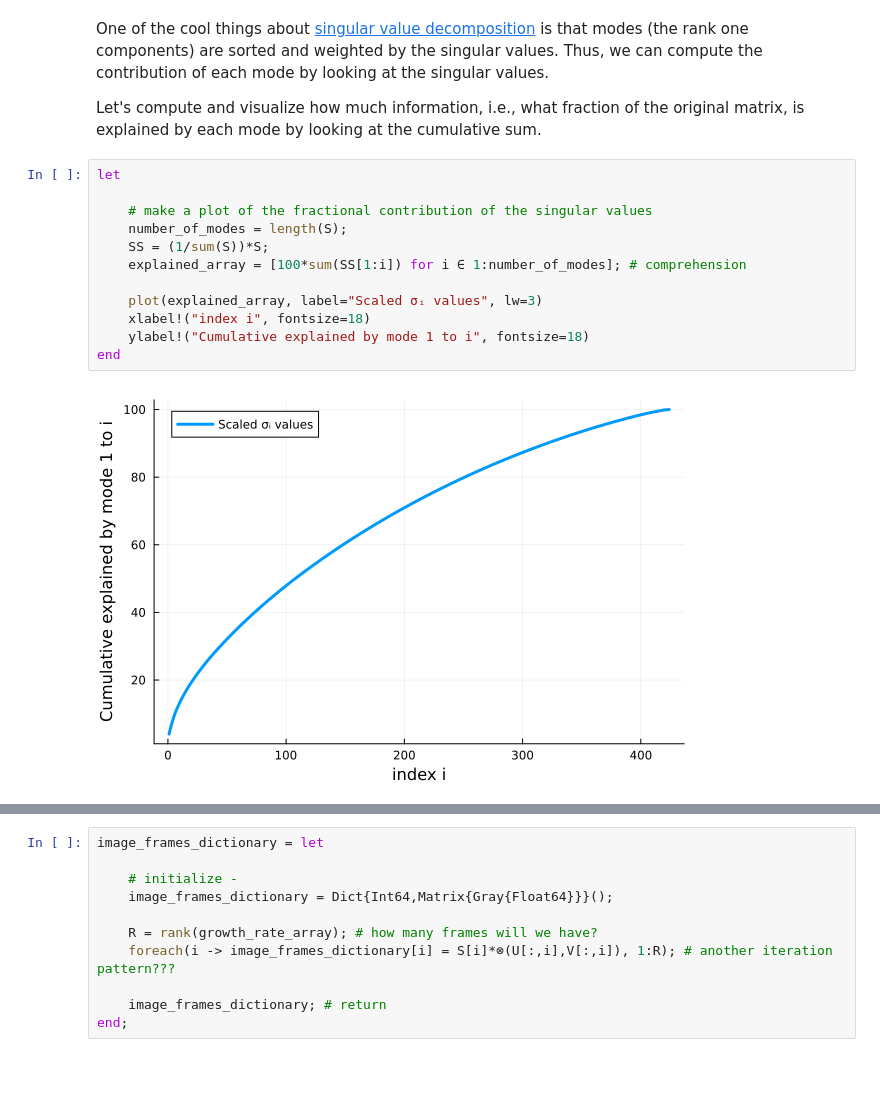
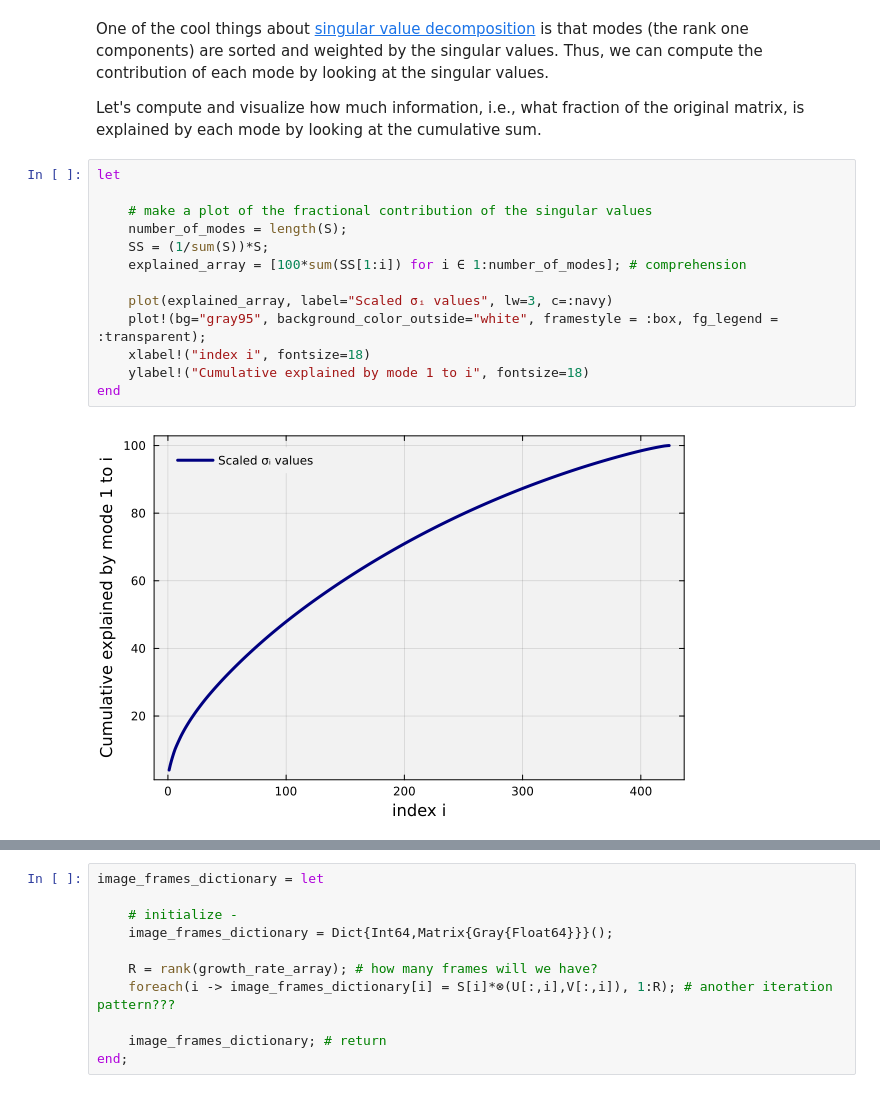
Before and after one commit to varnerlab/CHEME-140-eCornell-Repository, a Jupyter notebook: courses/CHEME-144/module-1/CHEME-144-M1-SVD-SP500-Ungraded-Codio-Activity.ipynb, the cells around one changed output, grey strips where cells are left out. Cells and saved outputs as stored; diff of their text form.

```diff
--- a/courses/CHEME-144/module-1/CHEME-144-M1-SVD-SP500-Ungraded-Codio-Activity.ipynb
+++ b/courses/CHEME-144/module-1/CHEME-144-M1-SVD-SP500-Ungraded-Codio-Activity.ipynb
@@ -146,14 +169,15 @@ Let's compute and visualize how much information, i.e., what fraction of the ori
 # %%
 let
 
     # make a plot of the fractional contribution of the singular values
     number_of_modes = length(S);
     SS = (1/sum(S))*S;
     explained_array = [100*sum(SS[1:i]) for i ∈ 1:number_of_modes]; # comprehension
 
-    plot(explained_array, label="Scaled σᵢ values", lw=3)
+    plot(explained_array, label="Scaled σᵢ values", lw=3, c=:navy)
+    plot!(bg="gray95", background_color_outside="white", framestyle = :box, fg_legend = :transparent);
     xlabel!("index i", fontsize=18)
     ylabel!("Cumulative explained by mode 1 to i", fontsize=18)
 end
 # %% [output]
-[figure, old version]
+[figure, new version]
```
Also changed, not shown: parts of 19 cells of this notebook.
